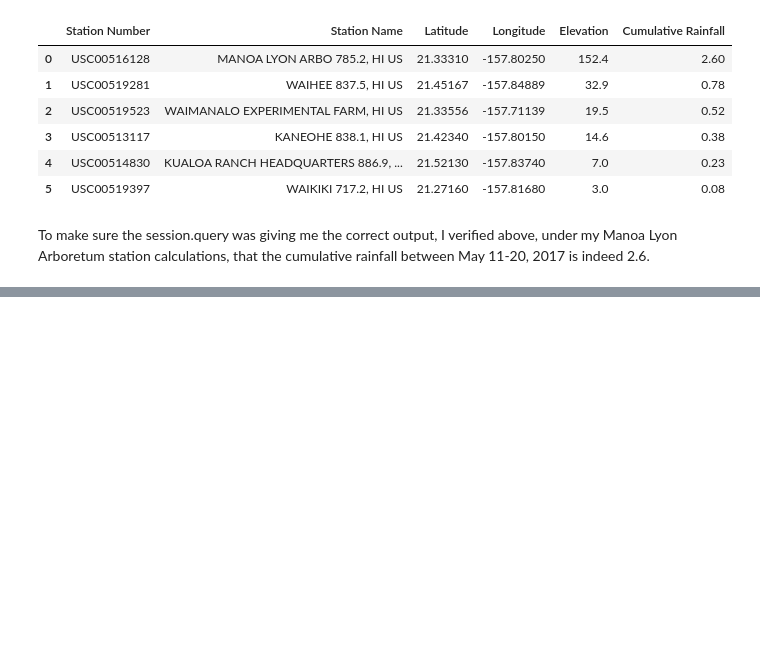
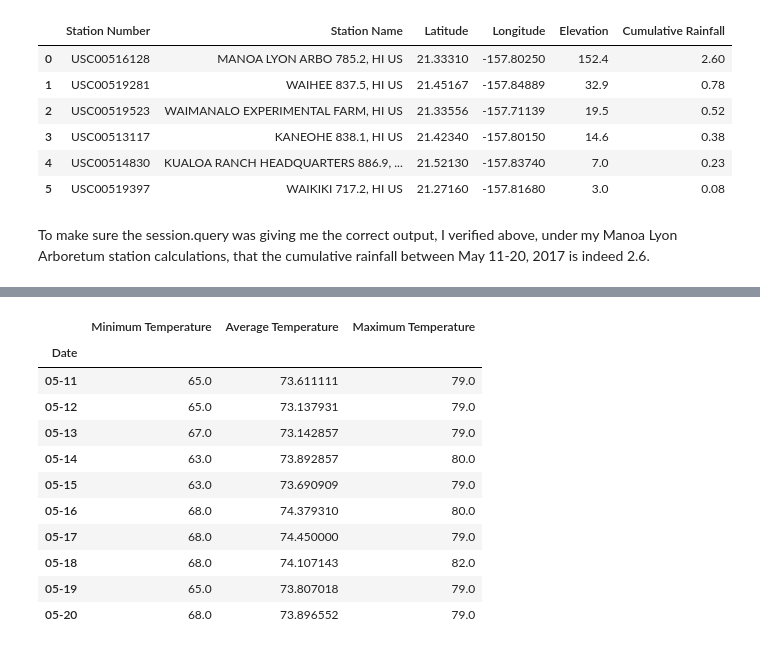
Before and after one commit to dianess/sqlalchemy-challenge, a Jupyter notebook: climate - Diane.ipynb, the cells around one changed output, grey strips where cells are left out. Saved outputs shown, nothing was run; the diff lists cells and outputs as text; code cells hidden in the pictures; blank space fills up the shorter version.

```diff
--- a/climate - Diane.ipynb
+++ b/climate - Diane.ipynb
@@ -720,2 +717,20 @@ daily_normals("01-01")
+# %%
+# Add the `trip_dates` range as the `date` index
+normals_df['Date'] = dates
+normals_with_dates = normals_df.set_index('Date')
+normals_with_dates
+# %% [output]
+|  | Minimum Temperature | Average Temperature | Maximum Temperature |
+| Date |  |  |  |
+| 05-11 | 65.0 | 73.611111 | 79.0 |
+| 05-12 | 65.0 | 73.137931 | 79.0 |
+| 05-13 | 67.0 | 73.142857 | 79.0 |
+| 05-14 | 63.0 | 73.892857 | 80.0 |
+| 05-15 | 63.0 | 73.690909 | 79.0 |
+| 05-16 | 68.0 | 74.379310 | 80.0 |
+| 05-17 | 68.0 | 74.450000 | 79.0 |
+| 05-18 | 68.0 | 74.107143 | 82.0 |
+| 05-19 | 65.0 | 73.807018 | 79.0 |
+| 05-20 | 68.0 | 73.896552 | 79.0 |
 # %%
 # Plot the daily normals as an area plot with `stacked=False`
```
Also changed, not shown: parts of 15 cells of this notebook.
